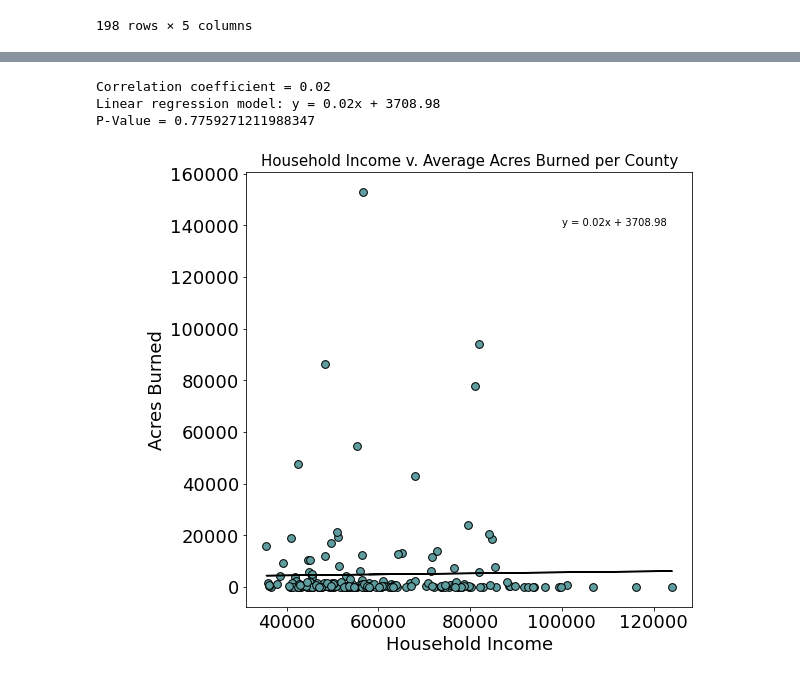
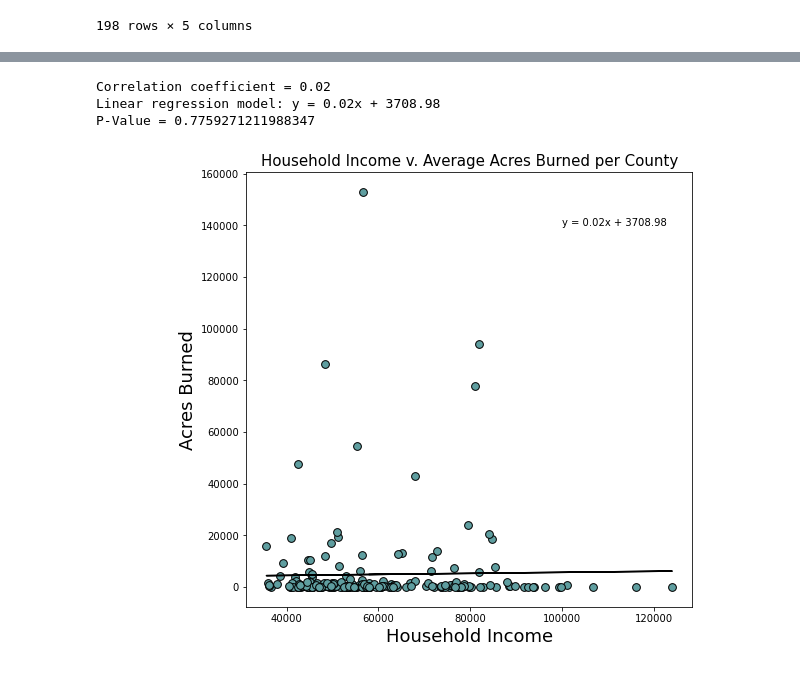
Before and after one commit to KeSavanh/Project_1, a Jupyter notebook: Main/Analysis.ipynb, the cells around one changed output, grey strips where cells are left out. Cells and saved outputs as stored; diff of their text form; code cells hidden in the pictures.

```diff
--- a/Main/Analysis.ipynb
+++ b/Main/Analysis.ipynb
@@ -343,31 +349,33 @@ P-Value = 0.22238348991499063
 # Create a scatterplot for household income v. average acres burned
 
 x = cleaned_merged_avg_df['Household Income']
 y = cleaned_merged_avg_df['Acres Burned']
 
 plt.figure(figsize=(8,8))
 plt.title("Household Income v. Average Acres Burned per County", fontsize = '15')
 plt.xlabel("Household Income", fontsize = '18')
 plt.ylabel("Acres Burned", fontsize = '18')
+plt.xticks(fontsize = 10)
+plt.yticks(fontsize = 10)
 plt.scatter(x, y, marker = "o", color = "cadetblue", edgecolors = "black", s = 60)
 
 (slope, intercept, rvalue, pvalue, stderr) = st.linregress(x, y)
 regress_values = x * slope + intercept
 line_eq = "y = " + str(round(slope,2)) + "x + " + str(round(intercept,2))
 plt.annotate(line_eq, (100000, 140000), fontsize = 10, color = "black")
 
 print(f'Correlation coefficient = {round(rvalue,2)}')
 print(f'Linear regression model: {line_eq}')
 print(f'P-Value = {pvalue}')
 
 plt.plot(x,regress_values,"black")
 plt.annotate(line_eq, (6, 10), fontsize = 15, color = "black")
 
 plt.savefig('data_output/Figures/Household_Income_Acres_Burned.png')
 
 plt.show()
 # %% [output]
 Correlation coefficient = 0.02
 Linear regression model: y = 0.02x + 3708.98
 P-Value = 0.7759271211988347
-[figure, old version]
+[figure, new version]
```
Also changed, not shown: parts of 3 cells of this notebook.
